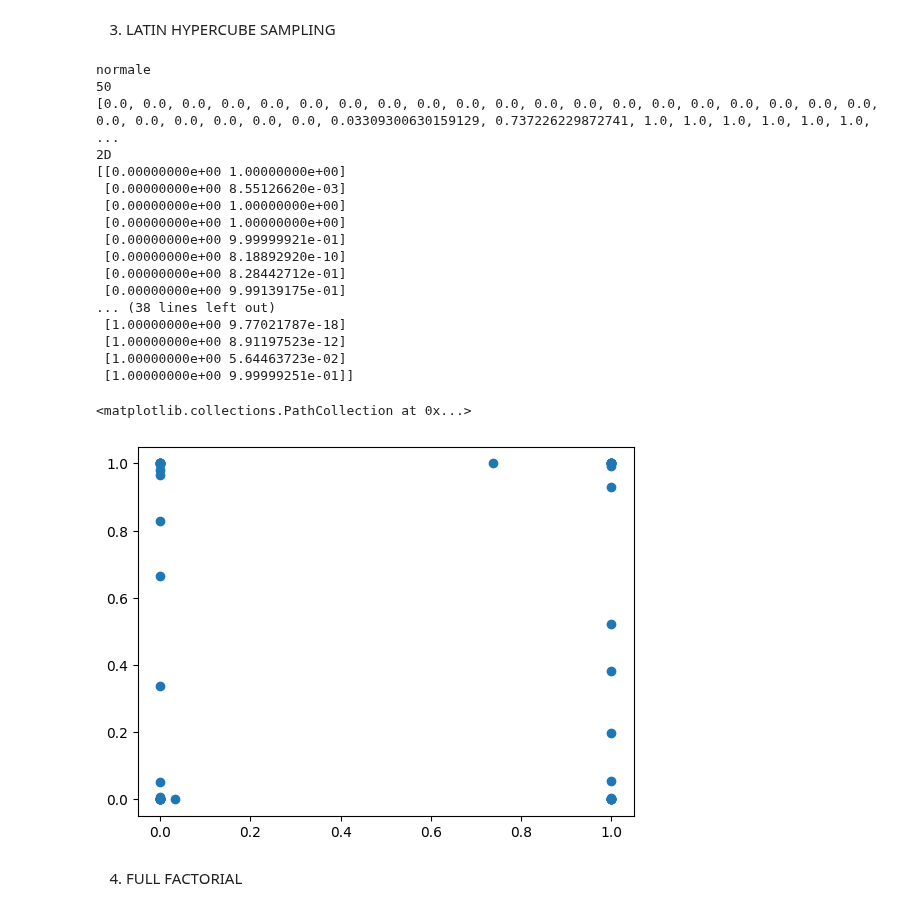
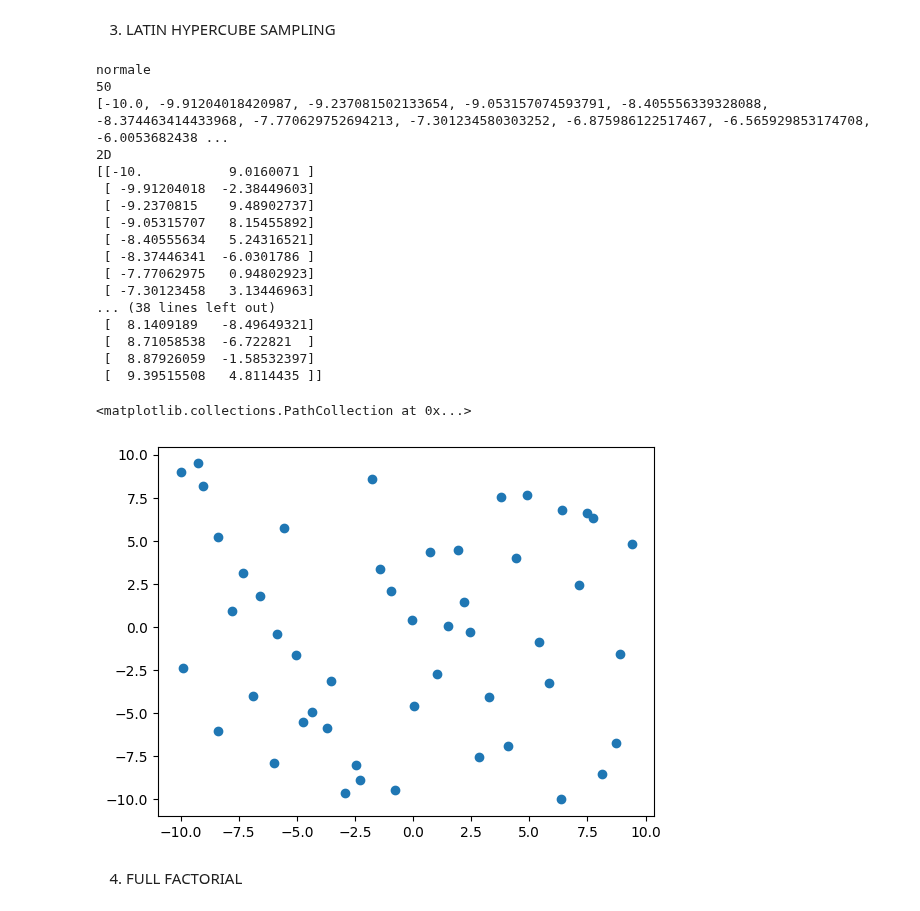
Before and after one commit to CarlottaGiacchetta/lab_optimizationTechniques, a Jupyter notebook: lab9/optimtech_lab9.ipynb, the cells around one changed output. Cells and saved outputs as stored; diff of their text form; code cells hidden in the pictures.

```diff
--- a/lab9/optimtech_lab9.ipynb
+++ b/lab9/optimtech_lab9.ipynb
@@ -383,13 +425,14 @@ def lhs_generator(random, args, j=0):
         a = random.random()
 
         x = i/args['pop_size'] - a/args['pop_size']
-        x = (args['pop_init_range'][1] - args['pop_init_range'][0])*x + args['pop_init_range'][0]
-        pop_init.append(func.cdf(x))
+        x = func.cdf(x)
+        x = (args['pop_init_range'][1] - args['pop_init_range'][0]) * x + args['pop_init_range'][0]
+        pop_init.append(x)
     return pop_init
 
 def lhs_generator_2d(random, args):
     seq1 = lhs_generator(random, args, 0)
-    seq2 = lhs_generator(random, args, 1)
+    seq2 = lhs_generator(random, args, 0)
 
     random.shuffle(seq2)
 
@@ -488,45 +534,46 @@ normale
 # %% [markdown]
 3. LATIN HYPERCUBE SAMPLING
 # %%
-functions = [uniform_fun, norm_fun]
+
 
 args = {}
 args["pop_size"] = 50
+args['pop_init_range'] = (-10, 10)
+functions = [uniform_fun(), norm_fun()]
 args["func"] = functions
-args['pop_init_range'] = (-10, 10)
 
 pop_init = lhs_generator(NumpyRandomWrapper(seed=34), args)
 print('normale')
 print(len(pop_init))
 print(pop_init)
 
 
 pop_init_2D = lhs_generator_2d(NumpyRandomWrapper(seed=34), args)
 print('2D')
 print(pop_init_2D)
 x = pop_init_2D[:, 0]
 y = pop_init_2D[:, 1]
 plt.scatter(x,y)
 # %% [output]
 normale
 50
-[0.0, 0.0, 0.0, 0.0, 0.0, 0.0, 0.0, 0.0, 0.0, 0.0, 0.0, 0.0, 0.0, 0.0, 0.0, 0.0, 0.0, 0.0, 0.0, 0.0, 0.0, 0.0, 0.0, 0.0, 0.0, 0.0, 0.03309300630159129, 0.737226229872741, 1.0, 1.0, 1.0, 1.0, 1.0, 1.0, ...
+[-10.0, -9.91204018420987, -9.237081502133654, -9.053157074593791, -8.405556339328088, -8.374463414433968, -7.770629752694213, -7.301234580303252, -6.875986122517467, -6.565929853174708, -6.0053682438 ...
 2D
-[[0.00000000e+00 1.00000000e+00]
- [0.00000000e+00 8.55126620e-03]
- [0.00000000e+00 1.00000000e+00]
- [0.00000000e+00 1.00000000e+00]
- [0.00000000e+00 9.99999921e-01]
- [0.00000000e+00 8.18892920e-10]
- [0.00000000e+00 8.28442712e-01]
- [0.00000000e+00 9.99139175e-01]
+[[-10.           9.0160071 ]
+ [ -9.91204018  -2.38449603]
+ [ -9.2370815    9.48902737]
+ [ -9.05315707   8.15455892]
+ [ -8.40555634   5.24316521]
+ [ -8.37446341  -6.0301786 ]
+ [ -7.77062975   0.94802923]
+ [ -7.30123458   3.13446963]
 ... (38 lines left out)
- [1.00000000e+00 9.77021787e-18]
- [1.00000000e+00 8.91197523e-12]
- [1.00000000e+00 5.64463723e-02]
- [1.00000000e+00 9.99999251e-01]]
+ [  8.1409189   -8.49649321]
+ [  8.71058538  -6.722821  ]
+ [  8.87926059  -1.58532397]
+ [  9.39515508   4.8114435 ]]
 <matplotlib.collections.PathCollection at 0x...>
-[figure, old version]
+[figure, new version]
 # %% [markdown]
 4. FULL FACTORIAL
 # %%
```
Also changed, not shown: parts of 14 cells of this notebook.
